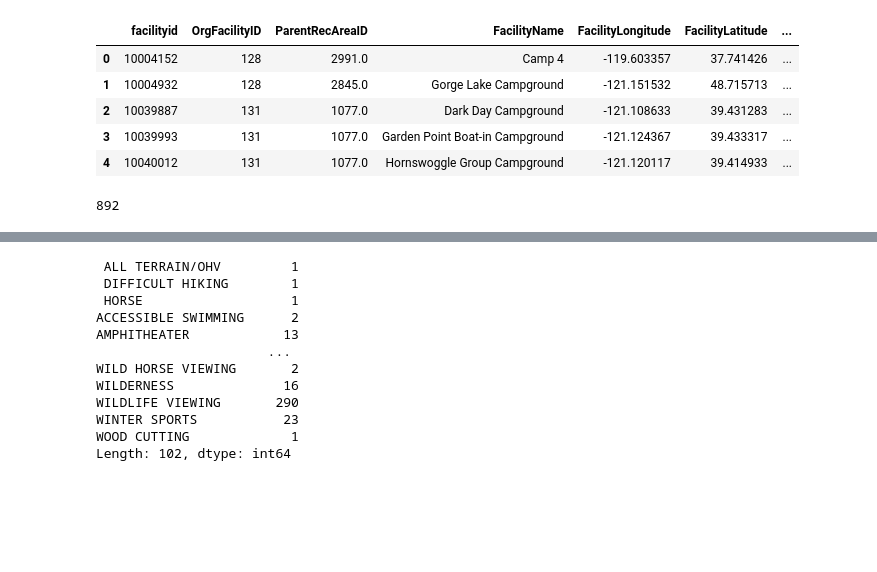
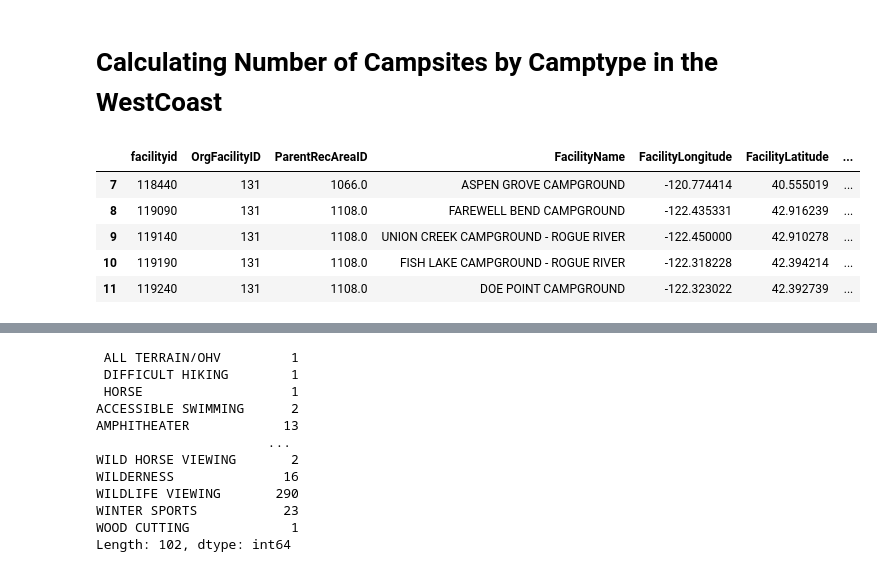
Before and after one commit to newbeadwork/Campground_Analysis_with_Machine_Learning, a Jupyter notebook: Camping_Site_Types_Grouping.ipynb, the cells around one changed output, grey strips where cells are left out. Saved outputs shown, nothing was run; the diff lists cells and outputs as text; code cells hidden in the pictures; blank space fills up the shorter version.

Commit message:
campites demand by camp type

```diff
--- a/Camping_Site_Types_Grouping.ipynb
+++ b/Camping_Site_Types_Grouping.ipynb
@@ -9,18 +9,18 @@ import numpy as np
 # Data Visualization
 import matplotlib.pyplot as plt
 import seaborn as sns
+# %% [markdown]
+# Calculating Number of Campsites by Camptype in the WestCoast
 # %%
+# Opening file of WestCoast Facilities Reservations
+
 data = pd.read_csv("Resources/data/West_Coast_activities_facilities_reservations.csv")
-data = data.rename(columns={"FacilityID":"facilityid"})
+data = data.rename(columns={"FacilityID":"facilityid"}).sort_values("facilityid")
 data.head()
 # %% [output]
 |  | facilityid | OrgFacilityID | ParentRecAreaID | FacilityName | FacilityLongitude | FacilityLatitude | ... |
-| 0 | 10004152 | 128 | 2991.0 | Camp 4 | -119.603357 | 37.741426 | ... |
-| 1 | 10004932 | 128 | 2845.0 | Gorge Lake Campground | -121.151532 | 48.715713 | ... |
-| 2 | 10039887 | 131 | 1077.0 | Dark Day Campground | -121.108633 | 39.431283 | ... |
-| 3 | 10039993 | 131 | 1077.0 | Garden Point Boat-in Campground | -121.124367 | 39.433317 | ... |
-| 4 | 10040012 | 131 | 1077.0 | Hornswoggle Group Campground | -121.120117 | 39.414933 | ... |
+| 7 | 118440 | 131 | 1066.0 | ASPEN GROVE CAMPGROUND | -120.774414 | 40.555019 | ... |
+| 8 | 119090 | 131 | 1108.0 | FAREWELL BEND CAMPGROUND | -122.435331 | 42.916239 | ... |
+| 9 | 119140 | 131 | 1108.0 | UNION CREEK CAMPGROUND - ROGUE RIVER | -122.450000 | 42.910278 | ... |
+| 10 | 119190 | 131 | 1108.0 | FISH LAKE CAMPGROUND - ROGUE RIVER | -122.318228 | 42.394214 | ... |
+| 11 | 119240 | 131 | 1108.0 | DOE POINT CAMPGROUND | -122.323022 | 42.392739 | ... |
-# %%
-len(data.index)
-# %% [output]
-892
```
Also changed, not shown: parts of 92 cells of this notebook.
